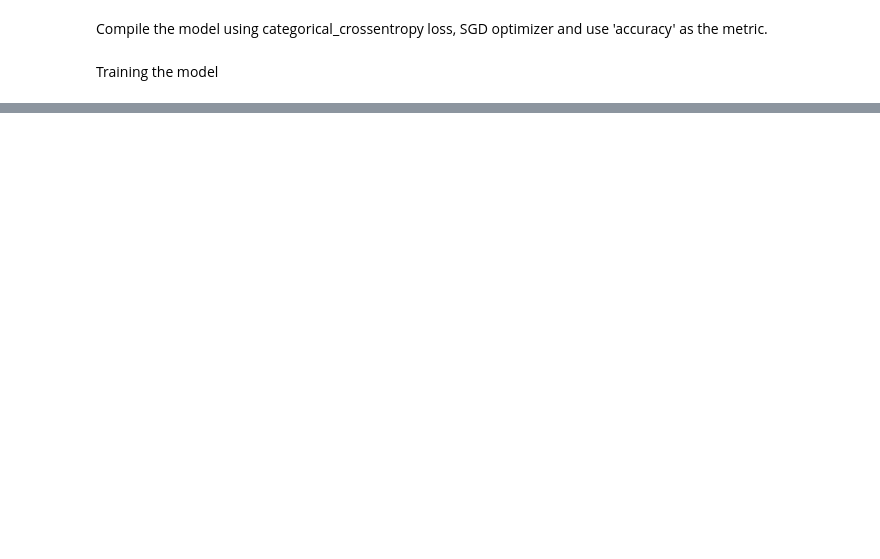
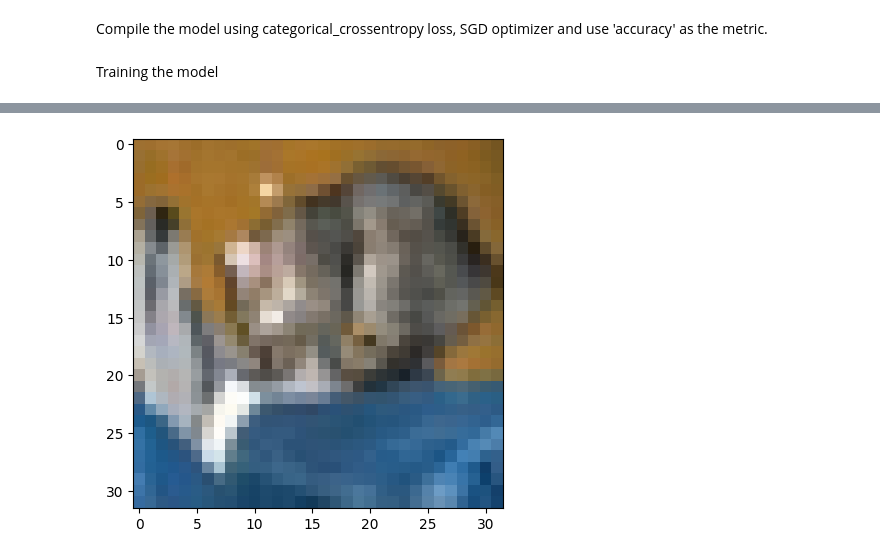
Before and after one commit to guypary/ai-eng-nbs-public, a Jupyter notebook: project_images.ipynb, the cells around one changed output, grey strips where cells are left out. Saved outputs shown, nothing was run; the diff lists cells and outputs as text; code cells hidden in the pictures; blank space fills up the shorter version.

```diff
--- a/project_images.ipynb
+++ b/project_images.ipynb
@@ -170,0 +313,24 @@ KeyboardInterrupt:
+# %%
+# Compile the model
+#model.compile(optimizer='adam', loss='categorical_crossentropy', metrics=['accuracy'])
+
+# Evaluate the model on the test set
+#loss, accuracy = model.evaluate(x_test / 255.0, to_categorical(y_test, num_classes=10), batch_size=64)
+#print(f"Test Accuracy: {accuracy}")
+
+# Make predictions
+predictions = model.predict(x_test / 255.0)
+
+# Get predicted classes
+predicted_classes = np.argmax(predictions, axis=1)
+
+# Display prediction for a single image
+image = x_test[0]
+image_batch = np.expand_dims(image / 255.0, axis=0)
+single_prediction = model.predict(image_batch)
+predicted_class = np.argmax(single_prediction)
+
+print(f"Predicted Class for first image: {predicted_class}")
+plt.imshow(image)
+plt.show()
+# %% [output]
@@ -170,0 +340 @@ KeyboardInterrupt:
+[figure, added]
```
Also changed, not shown: parts of 12 cells of this notebook.
